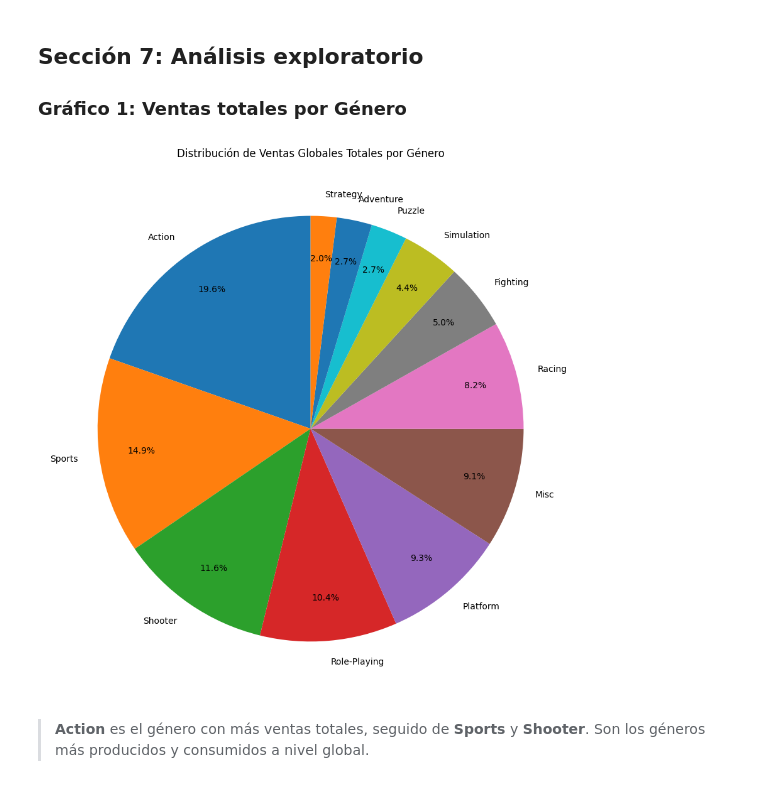
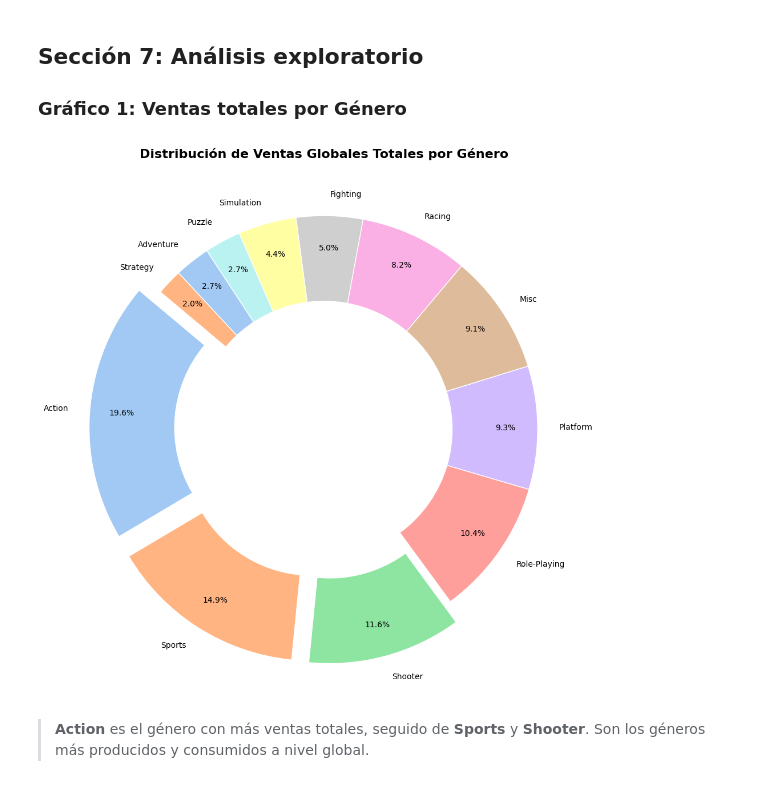
Before and after one commit to KaRaMbIIt/Mineria_De_Datos_VideoGameSales, a Jupyter notebook: Ev_1_Mineria_de_Datos.ipynb, the cells around one changed output. Cells and saved outputs as stored; diff of their text form; code cells hidden in the pictures.

```diff
--- a/Ev_1_Mineria_de_Datos.ipynb
+++ b/Ev_1_Mineria_de_Datos.ipynb
@@ -213,19 +230,27 @@ Los outliers corresponden a juegos con ventas muy altas, como Wii Sports o GTA V
 # %%
 ventas_genero = df.groupby('Genre')['Global_Sales'].sum().sort_values(ascending=False)
 
-plt.figure(figsize=(9, 9))
+# Preparar colores y explosión para los géneros principales
+colors = sns.color_palette('pastel')[0:len(ventas_genero)]
+explode = [0.1 if i < 3 else 0 for i in range(len(ventas_genero))] # Destacar los 3 géneros principales
+
+plt.figure(figsize=(10, 10))
 plt.pie(
     ventas_genero.values,
     labels=ventas_genero.index,
     autopct='%1.1f%%',
-    startangle=90,
-    pctdistance=0.8
+    startangle=140, # Ajustar el ángulo inicial para una mejor visualización
+    pctdistance=0.85, # Distancia de los porcentajes del centro
+    colors=colors, # Aplicar paleta de colores
+    explode=explode, # Aplicar explosión
+    wedgeprops=dict(width=0.4, edgecolor='w') # Estilo del anillo (donut chart)
 )
-plt.title('Distribución de Ventas Globales Totales por Género')
+plt.title('Distribución de Ventas Globales Totales por Género', fontsize=16, fontweight='bold')
+plt.ylabel('') # Eliminar etiqueta 'y' redundante
 plt.tight_layout()
 plt.show()
 # %% [output]
-[figure, old version]
+[figure, new version]
 # %% [markdown]
 > **Action** es el género con más ventas totales, seguido de **Sports** y **Shooter**. Son los géneros más producidos y consumidos a nivel global.
 # %% [markdown]
```
Also changed, not shown: parts of 5 cells of this notebook.
